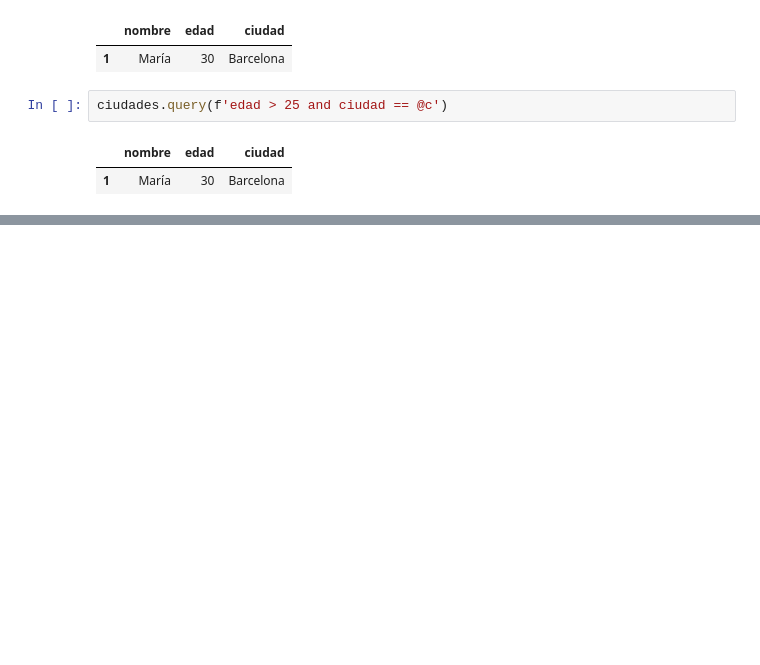
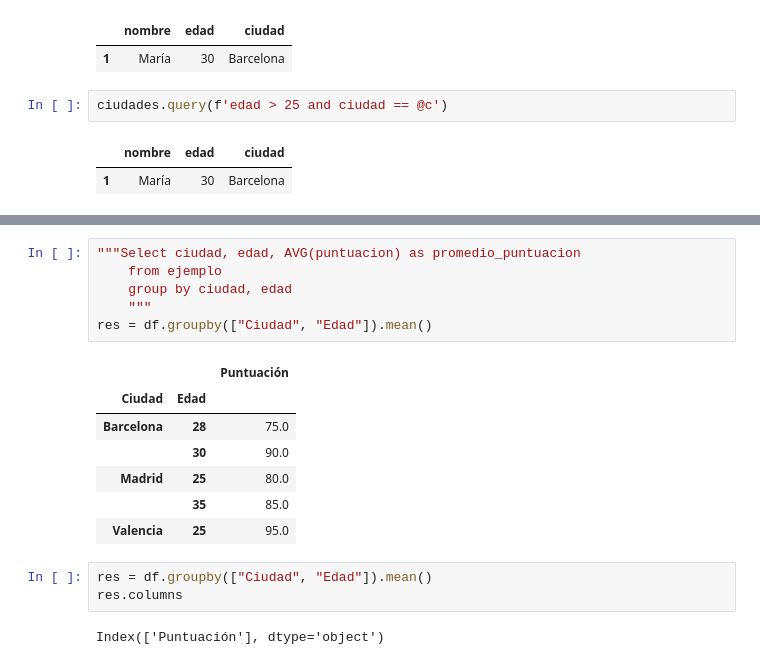
Before and after one commit to Jamquelet/procesamiento_de_datos_py, a Jupyter notebook: pandas/clase/clase_2.ipynb, the cells around one changed output, grey strips where cells are left out. Cells and saved outputs as stored; diff of their text form; blank space fills up the shorter version.

```diff
--- a/pandas/clase/clase_2.ipynb
+++ b/pandas/clase/clase_2.ipynb
@@ -211,0 +338,19 @@ ciudades.query(f'edad > 25 and ciudad == @c')
+# %%
+"""Select ciudad, edad, AVG(puntuacion) as promedio_puntuacion
+    from ejemplo
+    group by ciudad, edad
+    """
+res = df.groupby(["Ciudad", "Edad"]).mean()
+# %% [output]
+|  |  | Puntuación |
+| Ciudad | Edad |  |
+| Barcelona | 28 | 75.0 |
+|  | 30 | 90.0 |
+| Madrid | 25 | 80.0 |
+|  | 35 | 85.0 |
+| Valencia | 25 | 95.0 |
+# %%
+res = df.groupby(["Ciudad", "Edad"]).mean()
+res.columns
+# %% [output]
+Index(['Puntuación'], dtype='object')
```
Also changed, not shown: parts of 20 cells of this notebook, 6 other files.
